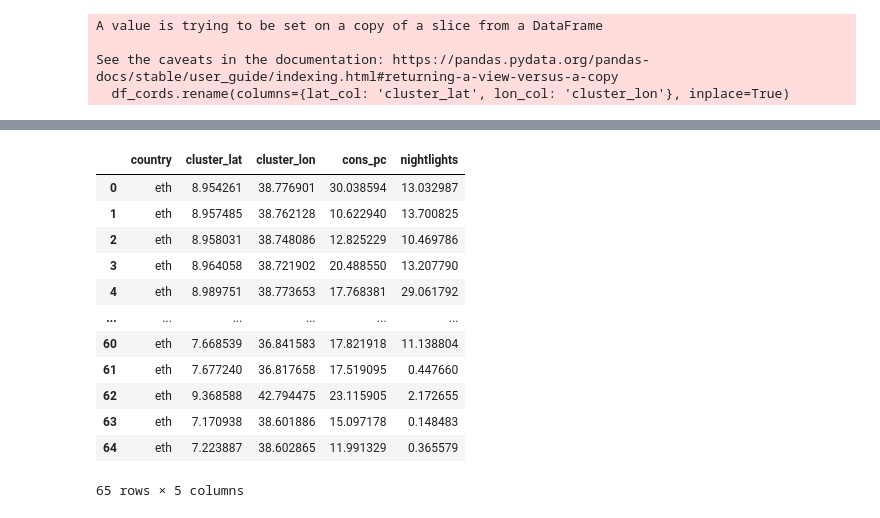
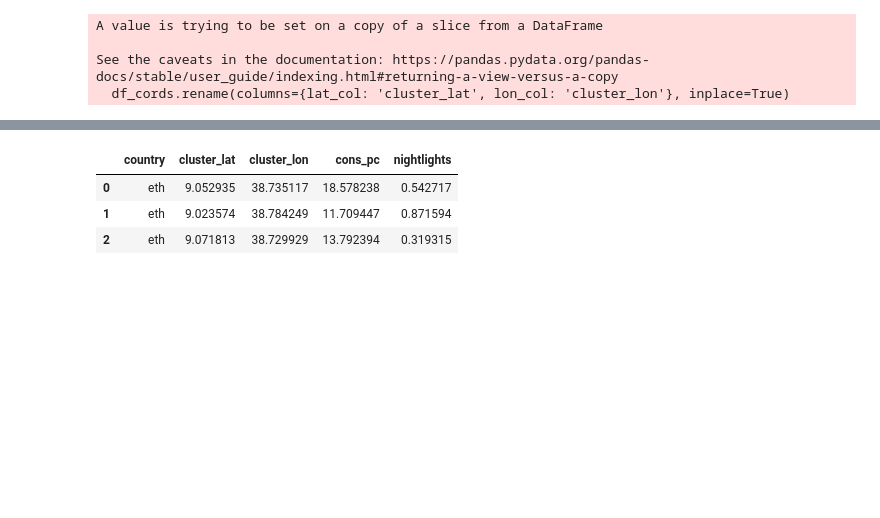
Before and after one commit to ladis-jil/Predicting-Economic-Activity-Satelite-Imagery, a Jupyter notebook: ML_model.ipynb, the cells around one changed output, grey strips where cells are left out. Cells and saved outputs as stored; diff of their text form; code cells hidden in the pictures; blank space fills up the shorter version.

```diff
--- a/ML_model.ipynb
+++ b/ML_model.ipynb
@@ -254,3 +259,4 @@ Name: count, Length: 136, dtype: int64
 # %%
-X = data[['nightlights']]
+# Initiate X (apply scaler) and y
+X = pd.DataFrame(scaler.fit_transform(data[['nightlights']]))
 y = data['cons_pc']
@@ -284,3 +272,0 @@ sns.regplot(x=X,y=y)
-# %%
-scaler = MinMaxScaler()
-X_scaled = scaler.fit_transform(X)
@@ -301,4 +284,2 @@ array([ 2.13625223e-01,  2.12959218e-04, -2.33696339e-01,  9.29250013e-02,
 # %%
 data_Xy = data[['nightlights','cons_pc']]
-# %%
-data_Xy['nightlights'] = scaler.fit_transform(X)
@@ -379,0 +355,2 @@ k_fold_cv(data_Xy)
+# %%
+data['nightlights'] = scaler.transform(data[['nightlights']])
@@ -466,21 +479,12 @@ all_cities_df = pd.concat([addis_ab_df,second_eleventh_city_df],axis=0)
 # %%
 all_cities_df.reset_index(drop=True,inplace=True)
 # %%
-all_cities_df
+all_cities_df.head(3)
 # %% [output]
 |  | country | cluster_lat | cluster_lon | cons_pc | nightlights |
-| 0 | eth | 8.954261 | 38.776901 | 30.038594 | 13.032987 |
-| 1 | eth | 8.957485 | 38.762128 | 10.622940 | 13.700825 |
-| 2 | eth | 8.958031 | 38.748086 | 12.825229 | 10.469786 |
-| 3 | eth | 8.964058 | 38.721902 | 20.488550 | 13.207790 |
-| 4 | eth | 8.989751 | 38.773653 | 17.768381 | 29.061792 |
-| ... | ... | ... | ... | ... | ... |
-| 60 | eth | 7.668539 | 36.841583 | 17.821918 | 11.138804 |
-| 61 | eth | 7.677240 | 36.817658 | 17.519095 | 0.447660 |
-| 62 | eth | 9.368588 | 42.794475 | 23.115905 | 2.172655 |
-| 63 | eth | 7.170938 | 38.601886 | 15.097178 | 0.148483 |
-| 64 | eth | 7.223887 | 38.602865 | 11.991329 | 0.365579 |
+| 0 | eth | 9.052935 | 38.735117 | 18.578238 | 0.542717 |
+| 1 | eth | 9.023574 | 38.784249 | 11.709447 | 0.871594 |
+| 2 | eth | 9.071813 | 38.729929 | 13.792394 | 0.319315 |
-65 rows × 5 columns
 # %%
 all_cities_df.drop(columns=['country','cluster_lat','cluster_lon']).corr()
 # %% [output]
```
Also changed, not shown: parts of 57 cells of this notebook, 1 other file.
